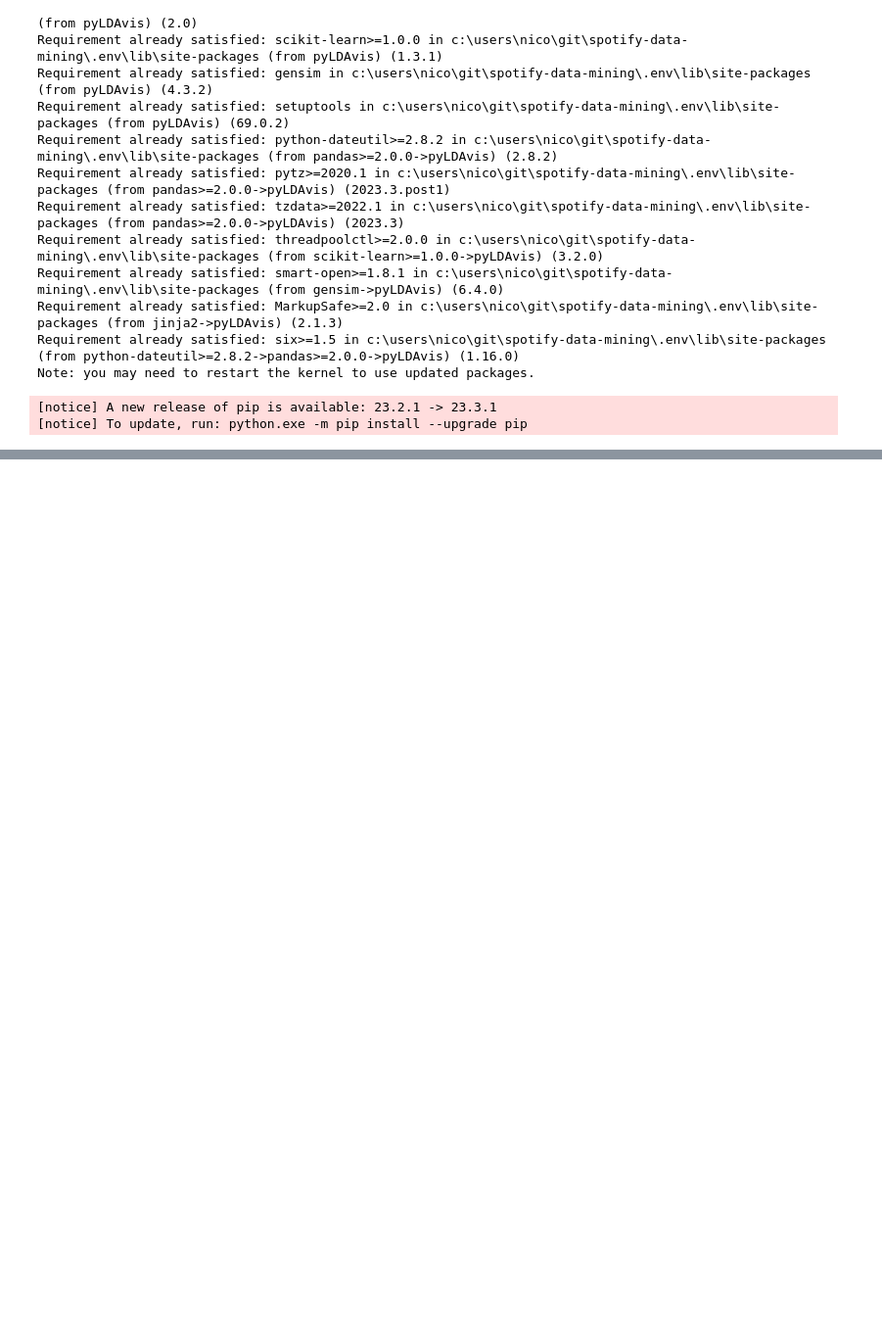
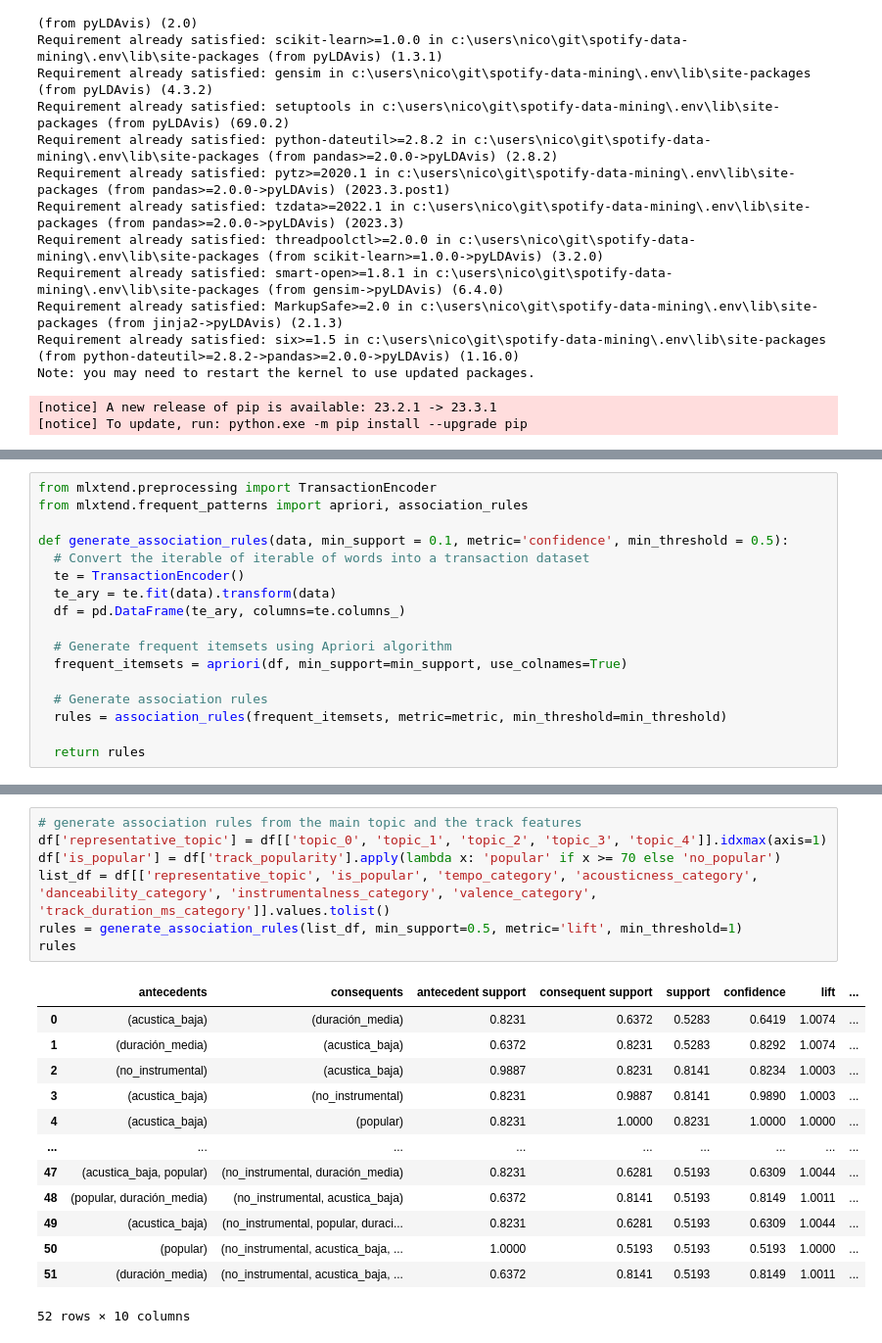
Before and after one commit to DamnXitri/spotify-data-mining, a Jupyter notebook: proyecto.ipynb, the cells around one changed output, grey strips where cells are left out. Shown at 98% size. Cells and saved outputs as stored; diff of their text form; blank space fills up the shorter version.

```diff
--- a/proyecto.ipynb
+++ b/proyecto.ipynb
@@ -2362,0 +2389,17 @@ topic
+# %%
+from mlxtend.preprocessing import TransactionEncoder
+from mlxtend.frequent_patterns import apriori, association_rules
+
+def generate_association_rules(data, min_support = 0.1, metric='confidence', min_threshold = 0.5):
+  # Convert the iterable of iterable of words into a transaction dataset
+  te = TransactionEncoder()
+  te_ary = te.fit(data).transform(data)
+  df = pd.DataFrame(te_ary, columns=te.columns_)
+
+  # Generate frequent itemsets using Apriori algorithm
+  frequent_itemsets = apriori(df, min_support=min_support, use_colnames=True)
+
+  # Generate association rules
+  rules = association_rules(frequent_itemsets, metric=metric, min_threshold=min_threshold)
+
+  return rules
@@ -2362,0 +2415,21 @@ topic
+# %%
+# generate association rules from the main topic and the track features
+df['representative_topic'] = df[['topic_0', 'topic_1', 'topic_2', 'topic_3', 'topic_4']].idxmax(axis=1)
+df['is_popular'] = df['track_popularity'].apply(lambda x: 'popular' if x >= 70 else 'no_popular')
+list_df = df[['representative_topic', 'is_popular', 'tempo_category', 'acousticness_category', 'danceability_category', 'instrumentalness_category', 'valence_category', 'track_duration_ms_category']].values.tolist()
+rules = generate_association_rules(list_df, min_support=0.5, metric='lift', min_threshold=1)
+rules
+# %% [output]
+|  | antecedents | consequents | antecedent support | consequent support | support | confidence | lift | ... |
+| 0 | (acustica_baja) | (duración_media) | 0.8231 | 0.6372 | 0.5283 | 0.6419 | 1.0074 | ... |
+| 1 | (duración_media) | (acustica_baja) | 0.6372 | 0.8231 | 0.5283 | 0.8292 | 1.0074 | ... |
+| 2 | (no_instrumental) | (acustica_baja) | 0.9887 | 0.8231 | 0.8141 | 0.8234 | 1.0003 | ... |
+| 3 | (acustica_baja) | (no_instrumental) | 0.8231 | 0.9887 | 0.8141 | 0.9890 | 1.0003 | ... |
+| 4 | (acustica_baja) | (popular) | 0.8231 | 1.0000 | 0.8231 | 1.0000 | 1.0000 | ... |
+| ... | ... | ... | ... | ... | ... | ... | ... | ... |
+| 47 | (acustica_baja, popular) | (no_instrumental, duración_media) | 0.8231 | 0.6281 | 0.5193 | 0.6309 | 1.0044 | ... |
+| 48 | (popular, duración_media) | (no_instrumental, acustica_baja) | 0.6372 | 0.8141 | 0.5193 | 0.8149 | 1.0011 | ... |
+| 49 | (acustica_baja) | (no_instrumental, popular, duraci... | 0.8231 | 0.6281 | 0.5193 | 0.6309 | 1.0044 | ... |
+| 50 | (popular) | (no_instrumental, acustica_baja, ... | 1.0000 | 0.5193 | 0.5193 | 0.5193 | 1.0000 | ... |
+| 51 | (duración_media) | (no_instrumental, acustica_baja, ... | 0.6372 | 0.8141 | 0.5193 | 0.8149 | 1.0011 | ... |
+52 rows × 10 columns
```
Also changed, not shown: parts of 9 cells of this notebook, 1 other file.
